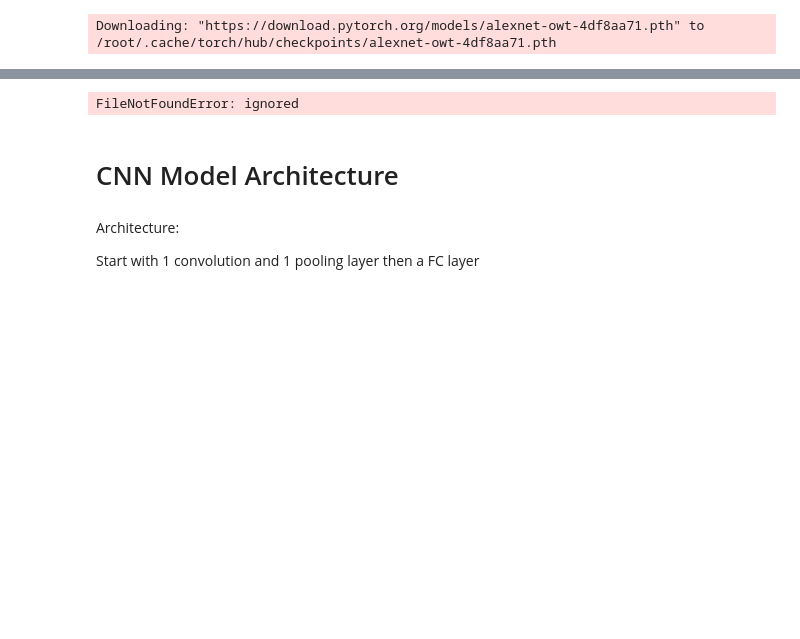
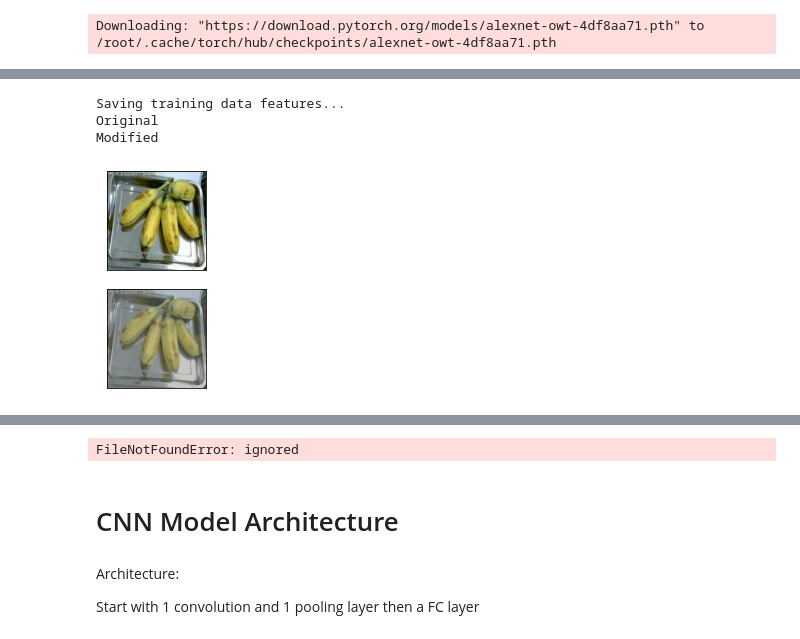
Before and after one commit to SupermarketAutomationAI/PrimaryModel_1, a Jupyter notebook: primary_model_JX.ipynb, the cells around one changed output, grey strips where cells are left out. Cells and saved outputs as stored; diff of their text form; code cells hidden in the pictures; blank space fills up the shorter version.

```diff
--- a/primary_model_JX.ipynb
+++ b/primary_model_JX.ipynb
@@ -348,0 +400,11 @@ Total time:   363.81 s
+# %%
+# Test image loader
+
+# with image contrast 0.55
+target_classes = ['Orange', 'Gala_Apple', 'Banana']
+get_alexnet_features(parent_dir, classes, target_classes, verify=True)
+# %% [output]
+Saving training data features...
+Original
+Modified
+[figure, added]
```
Also changed, not shown: parts of 19 cells of this notebook.
